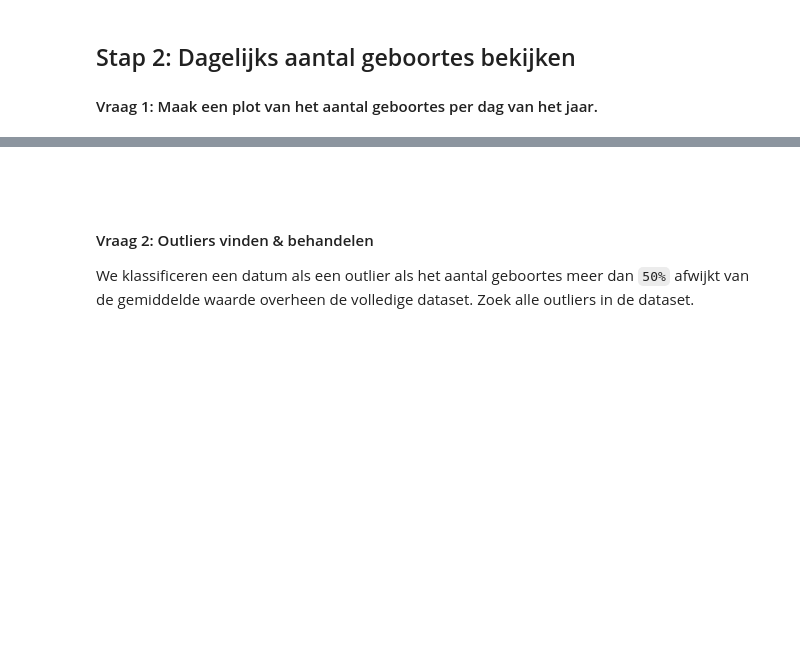
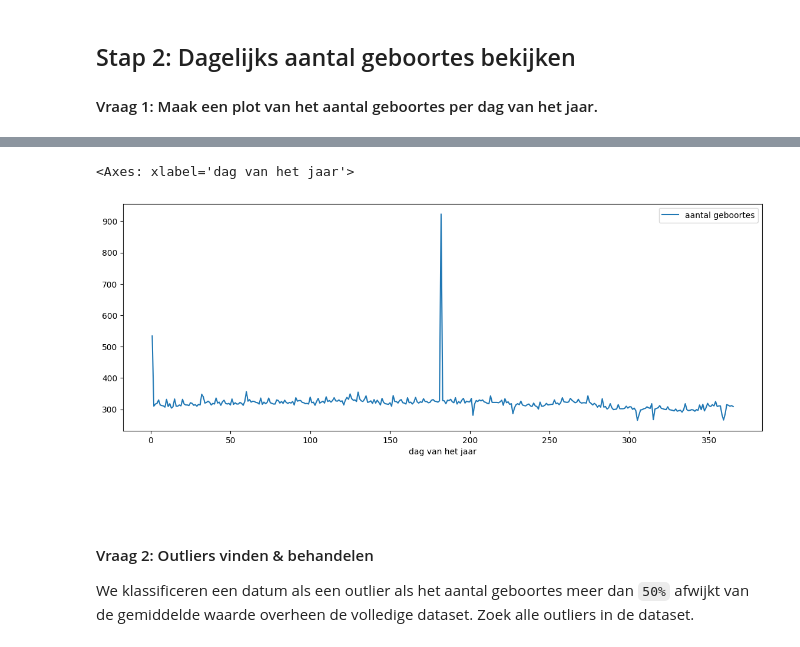
Before and after one commit to SarahDC7/ExamenDeel1, a Jupyter notebook: notebooks/examen_deel1.ipynb, the cells around one changed output, grey strips where cells are left out. Cells and saved outputs as stored; diff of their text form; code cells hidden in the pictures; blank space fills up the shorter version.

```diff
--- a/notebooks/examen_deel1.ipynb
+++ b/notebooks/examen_deel1.ipynb
@@ -79,3 +85,14 @@ Maak een lus over alle bestanden in de map `data/geboortes`, lees elk `.csv` bes
 Voeg een extra kolom toe met een `"dag van het jaar"` getal, dus 1 januari 2019 is `1`, 2 januari 2019 is `2`, enzovoort.
 
 **Opmerking**: Er is ook data voor 29 februari 2019, terwijl dit geen schrikkeljaar is! Plaats deze geboortes in een afzonderlijke DataFrame `df_wrong`. Zet in `df_wrong` een extra kolom met een referentie naar waarom deze data foutief is.
+# %%
+loc_geboortes = os.path.join('..', 'data')
+
+dfs = list()
+for filename in tqdm(os.listdir(loc_geboortes)):
+    df = pd.read_csv(os.path.join(loc_geboortes, filename))
+    df['geboortedag'] = filename.replace('.csv', '')
+    dfs.append(df)
+
+df_geboortes_raw = pd.concat(dfs, ignore_index = True)
+df_geboortes = df_geboortes_raw.copy()
@@ -81,0 +116,4 @@ Voeg een extra kolom toe met een `"dag van het jaar"` getal, dus 1 januari 2019
+# %%
+df_geboortes = df_geboortes[df_geboortes.geboortedag != '2019-2-29']
+df_geboortes['geboortedag'] = pd.to_datetime(df_geboortes['geboortedag'], format = '%Y-%m-%d')
+df_geboortes['dag van het jaar'] = df_geboortes.geboortedag.apply(lambda x:x.dayofyear)
@@ -89,3 +137,17 @@ Voeg een extra kolom toe met een `"dag van het jaar"` getal, dus 1 januari 2019
+# %%
+fig, ax = plt.subplots(figsize = (14, 5))
+
+df_geboortes_per_dag = (df_geboortes.groupby(['dag van het jaar'])
+                                    .size()
+                                    .reset_index()
+                                    .rename({0 : 'aantal geboortes'}, axis = 1))
+
+(df_geboortes_per_dag.plot(ax = ax,
+                            x = 'dag van het jaar',
+                            y = 'aantal geboortes'))
+# %% [output]
+<Axes: xlabel='dag van het jaar'>
+[figure, added]
 # %% [markdown]
 ##
 # %% [markdown]
```
Also changed, not shown: parts of 15 cells of this notebook.
